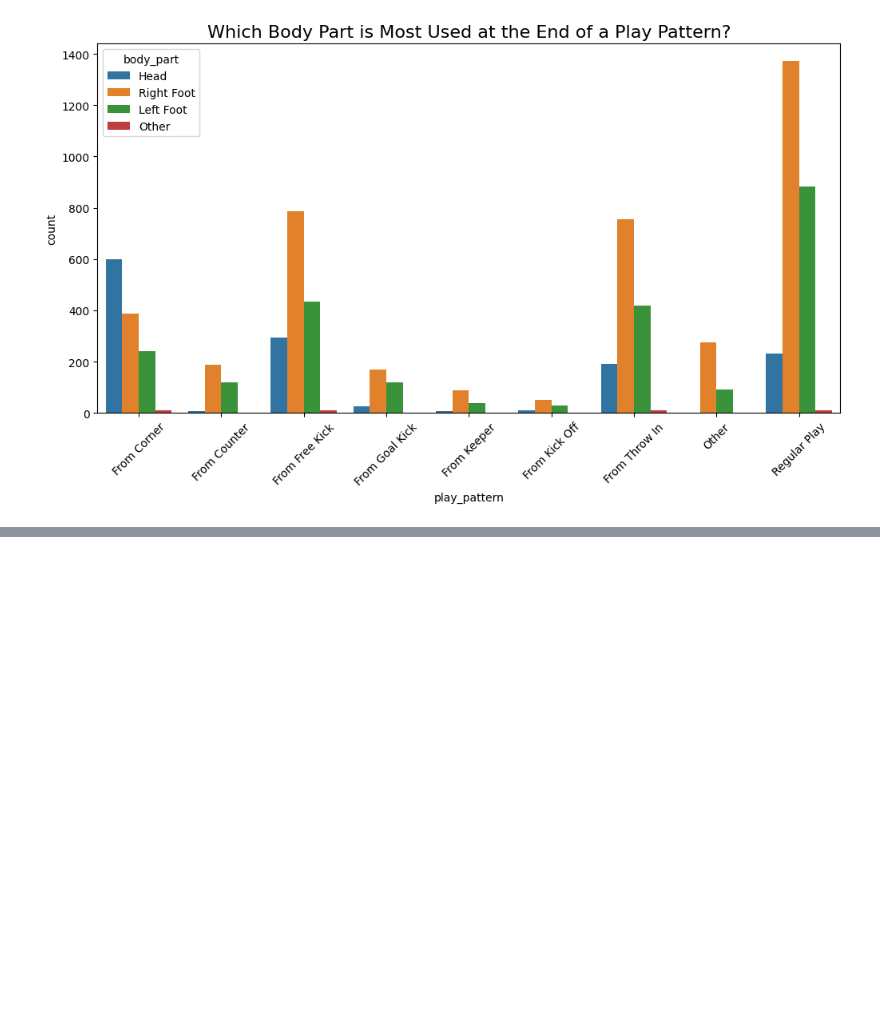
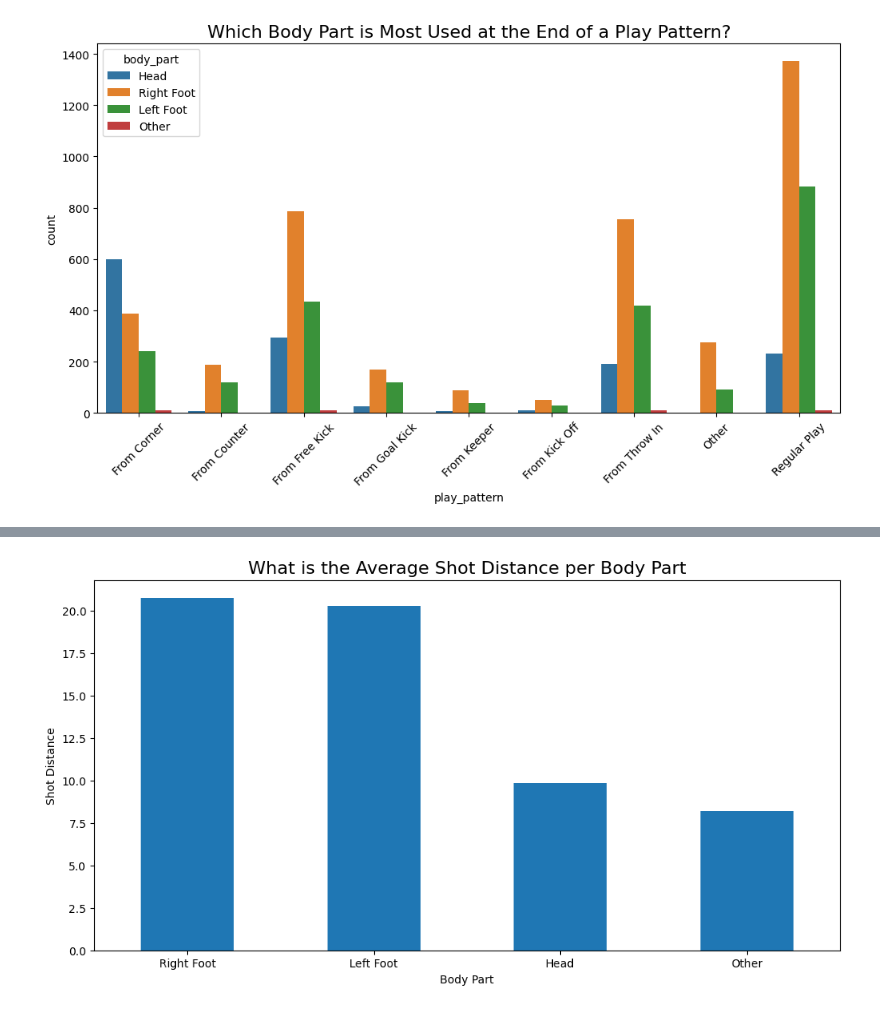
Before and after one commit to Clarkey33/Soccer-xG-Analytics-Model, a Jupyter notebook: notebooks/xG_model_data_prep_V2.ipynb, the cells around one changed output, grey strips where cells are left out. Cells and saved outputs as stored; diff of their text form; code cells hidden in the pictures; blank space fills up the shorter version.

```diff
--- a/notebooks/xG_model_data_prep_V2.ipynb
+++ b/notebooks/xG_model_data_prep_V2.ipynb
@@ -908,2 +910,14 @@ Name: shot_xg, dtype: float64
 # %%
 #For a shot from each body part, what is the average distance ?
+
+body_part_avg_distance=df_xg_processed.groupby('body_part')['shot_distance'].mean().sort_values(ascending=False)
+
+#Barplot
+plt.figure(figsize=(12,6))
+body_part_avg_distance.plot.bar(rot=0)
+plt.title('What is the Average Shot Distance per Body Part', fontsize= 16)
+plt.ylabel('Shot Distance')
+plt.xlabel('Body Part')
+plt.show()
+# %% [output]
+[figure, added]
```
Also changed, not shown: parts of 3 cells of this notebook, 2 other files.
